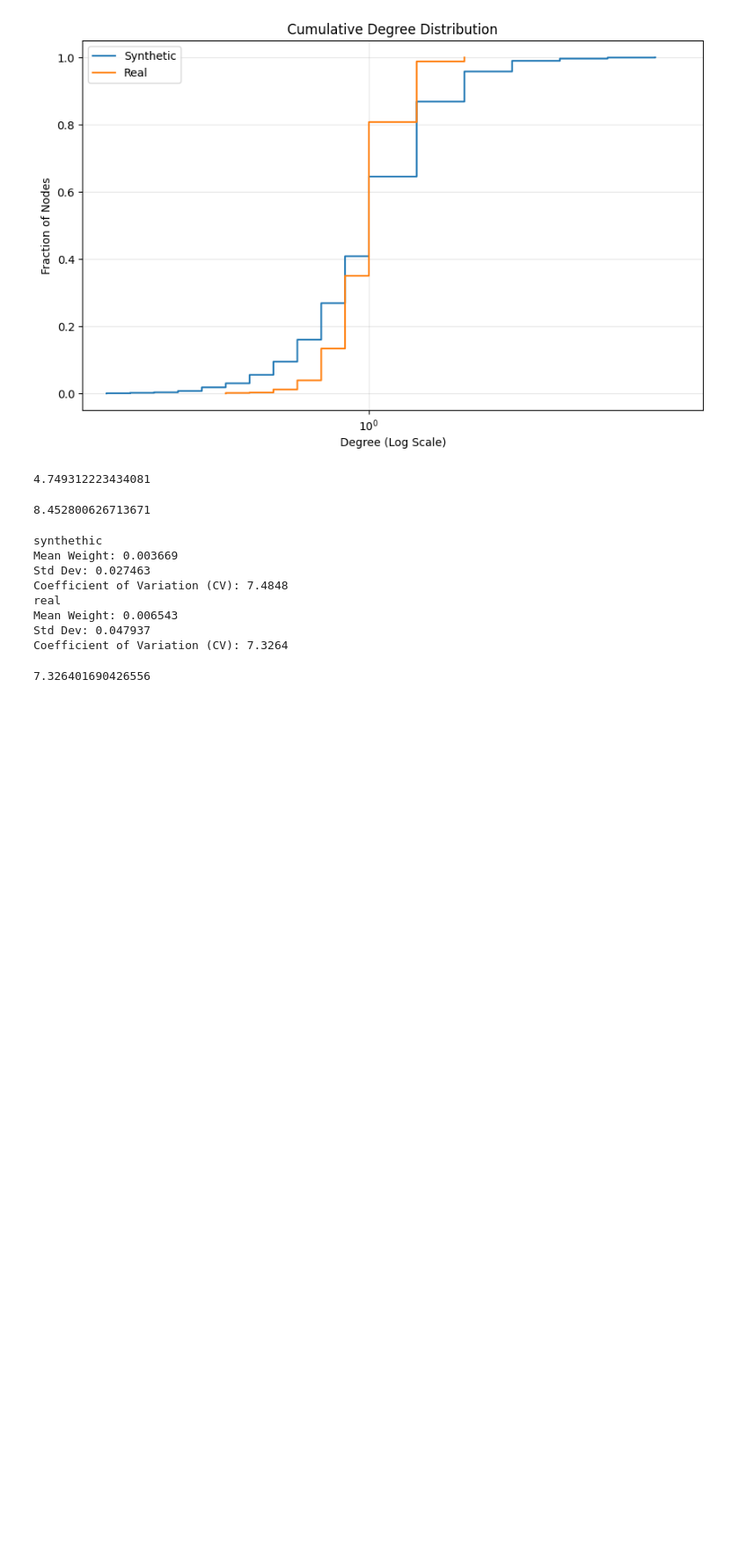
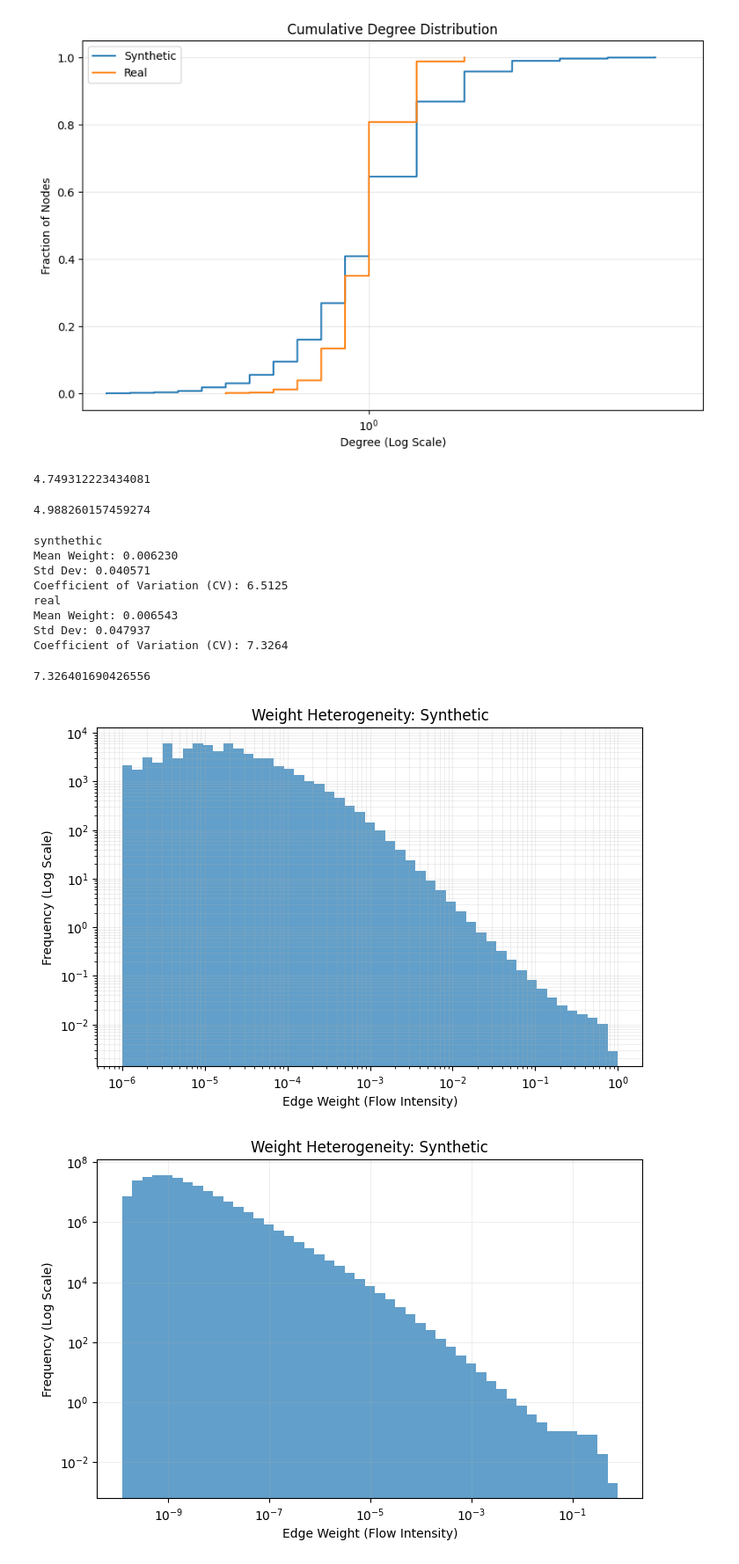
Before and after one commit to epnck/thesis, a Jupyter notebook: data generation/analysisSyntheticReal.ipynb, the cells around one changed output. Shown at 88% size. Saved outputs shown, nothing was run; the diff lists cells and outputs as text; code cells hidden in the pictures; blank space fills up the shorter version.

```diff
--- a/data generation/analysisSyntheticReal.ipynb
+++ b/data generation/analysisSyntheticReal.ipynb
@@ -1,5 +1,6 @@
 # %%
 import scipy.sparse as sp
+import numpy as np
 
 real_graph = sp.load_npz('mobility_graph_csr.npz')
 synthetic_graph = sp.load_npz('synthetic_graph.npz')
@@ -14,6 +15,21 @@ synthetic_graphhopesandprayers = sp.load_npz('please.npz')
 
 
 synthetic_graphhopesandprayers = sp.load_npz('whatever.npz')
+
+
+radiation_graph = sp.load_npz('synthetic_FUllradiation.npz')
+radiation_graph2 = sp.load_npz('synthetic_radiationK.npz')
+
+test = sp.load_npz('testing.npz')
+
+testing = sp.load_npz('radiation_newtest.npz')
+
+
+data = np.load('mobility_metadata_real.npz')
+population_real = data['population']
+
+data = np.load('mobility_metadata_newtest.npz')
+population_test = data['population']
 # %%
 import networkx as nx
 import matplotlib.pyplot as plt
@@ -202,9 +236,9 @@ edge_density(real_graph)
 # %% [output]
 4.749312223434081
 # %%
-edge_density(synthetic_graphfixedmaybe)
+edge_density(testing)
 # %% [output]
-8.452800626713671
+4.988260157459274
 # %%
 def check_weight_heterogeneity(sparse_matrix):
 
@@ -224,16 +258,40 @@ def check_weight_heterogeneity(sparse_matrix):
 
 # Usage
 print('synthethic')
-check_weight_heterogeneity(synthetic_graph2)
+check_weight_heterogeneity(testing)
 print('real')
 check_weight_heterogeneity(real_graph)
 # %% [output]
 synthethic
-Mean Weight: 0.003669
-Std Dev: 0.027463
-Coefficient of Variation (CV): 7.4848
+Mean Weight: 0.006230
+Std Dev: 0.040571
+Coefficient of Variation (CV): 6.5125
 real
 Mean Weight: 0.006543
 Std Dev: 0.047937
 Coefficient of Variation (CV): 7.3264
 7.326401690426556
+# %%
+import matplotlib.pyplot as plt
+
+def plot_weight_distribution(sparse_matrix, label="Synthetic"):
+    weights = sparse_matrix.data
+
+    plt.figure(figsize=(8, 5))
+    # Using log-spaced bins is essential for heterogeneous data
+    bins = np.logspace(np.log10(weights.min()), np.log10(weights.max()), 50)
+    plt.hist(weights, bins=bins, density=True, alpha=0.7, label=label)
+
+    plt.xscale('log')
+    plt.yscale('log')
+    plt.xlabel('Edge Weight (Flow Intensity)')
+    plt.ylabel('Frequency (Log Scale)')
+    plt.title(f'Weight Heterogeneity: {label}')
+    plt.grid(True, which="both", ls="-", alpha=0.2)
+    plt.show()
+
+plot_weight_distribution(real_graph)
+plot_weight_distribution(testing)
+# %% [output]
+[figure, added]
+[figure, added]
```
Also changed, not shown: parts of 3 cells of this notebook, 2 other files.
